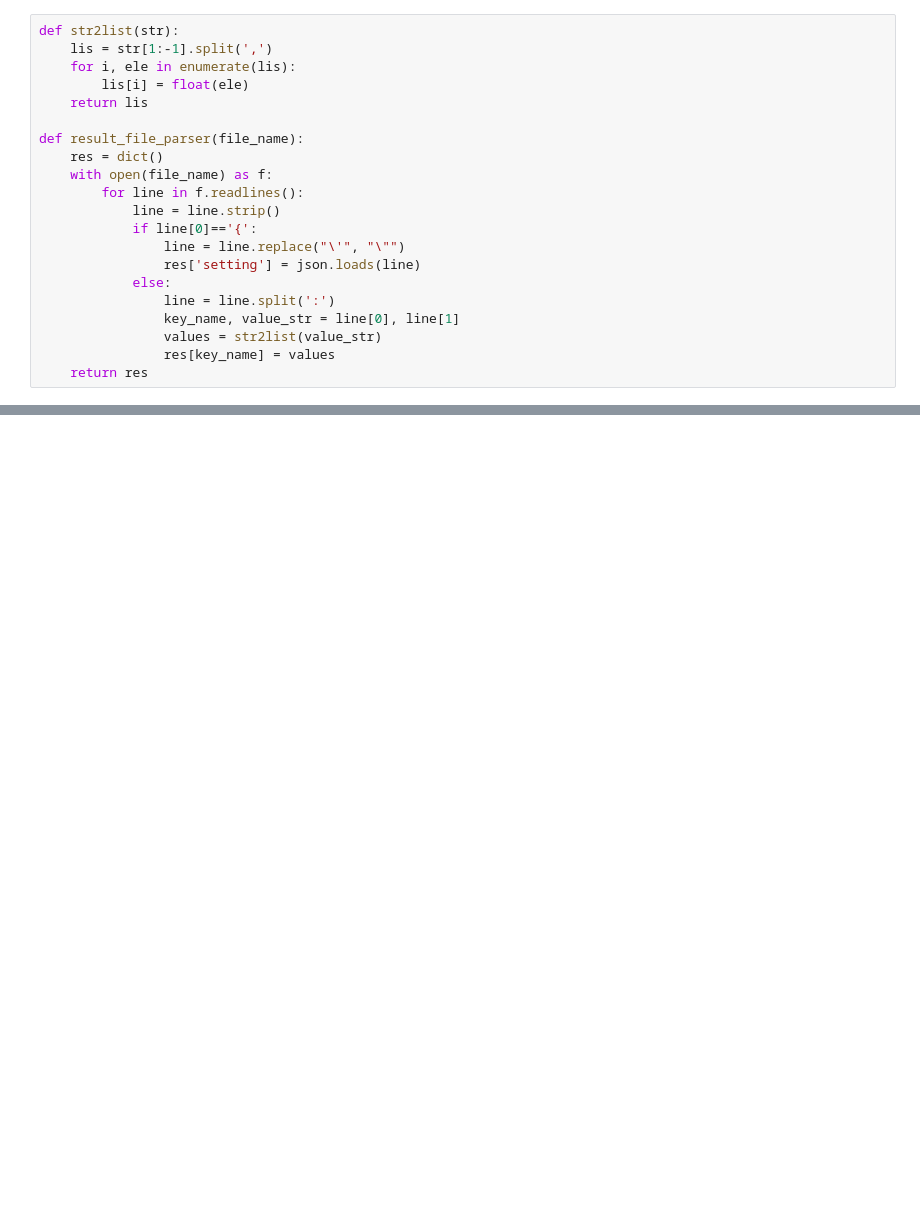
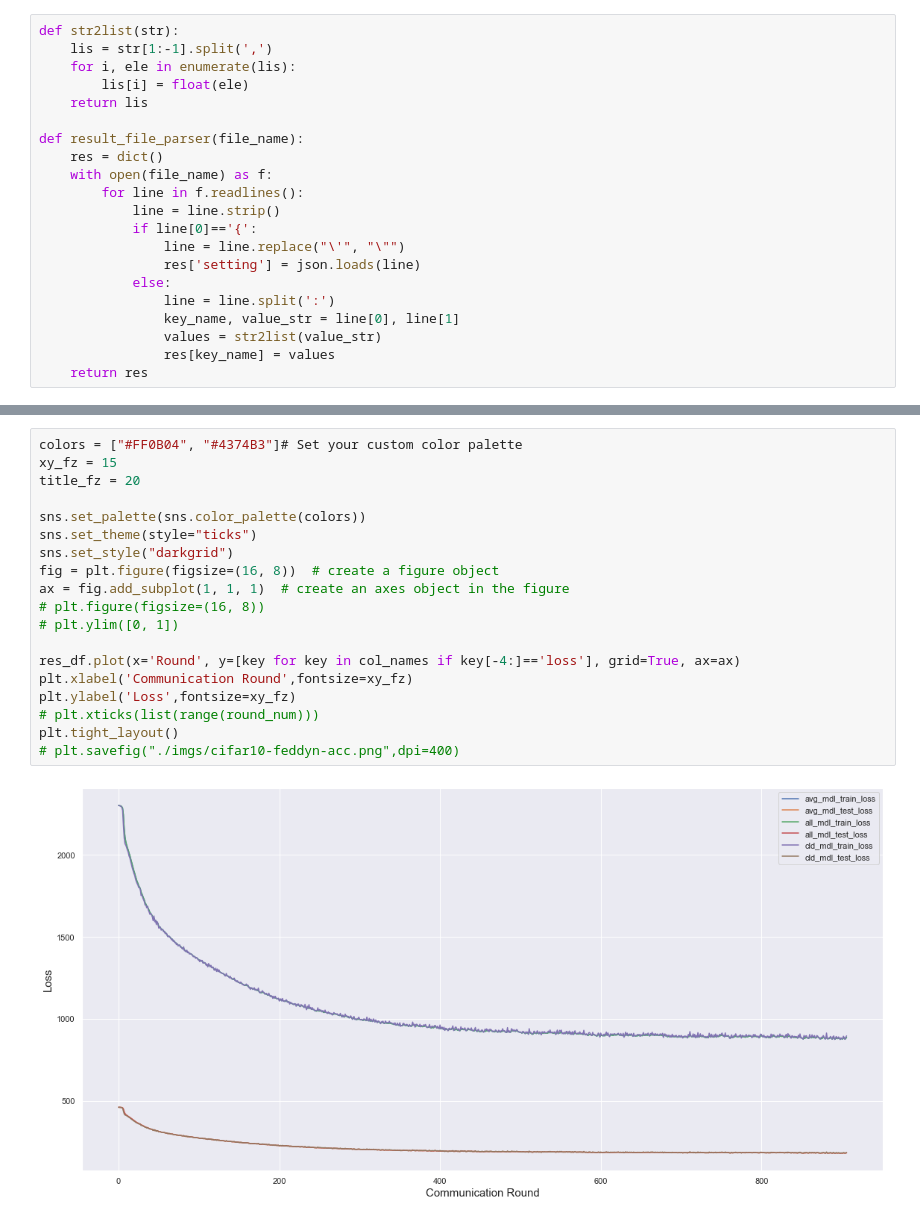
Before and after one commit to SMILELab-FL/FedLab-benchmarks, a Jupyter notebook: fedlab_benchmarks/feddyn/try-feddyn.ipynb, the cells around one changed output, grey strips where cells are left out. Saved outputs shown, nothing was run; the diff lists cells and outputs as text; blank space fills up the shorter version.

```diff
--- a/fedlab_benchmarks/feddyn/try-feddyn.ipynb
+++ b/fedlab_benchmarks/feddyn/try-feddyn.ipynb
@@ -113,0 +115,21 @@ plt.tight_layout()
+# %%
+colors = ["#FF0B04", "#4374B3"]# Set your custom color palette
+xy_fz = 15
+title_fz = 20
+
+sns.set_palette(sns.color_palette(colors))
+sns.set_theme(style="ticks")
+sns.set_style("darkgrid")
+fig = plt.figure(figsize=(16, 8))  # create a figure object
+ax = fig.add_subplot(1, 1, 1)  # create an axes object in the figure
+# plt.figure(figsize=(16, 8))
+# plt.ylim([0, 1])
+
+res_df.plot(x='Round', y=[key for key in col_names if key[-4:]=='loss'], grid=True, ax=ax)
+plt.xlabel('Communication Round',fontsize=xy_fz)
+plt.ylabel('Loss',fontsize=xy_fz)
+# plt.xticks(list(range(round_num)))
+plt.tight_layout()
+# plt.savefig("./imgs/cifar10-feddyn-acc.png",dpi=400)
+# %% [output]
+[figure, added]
```
Also changed, not shown: parts of 3 cells of this notebook, 5 other files.
